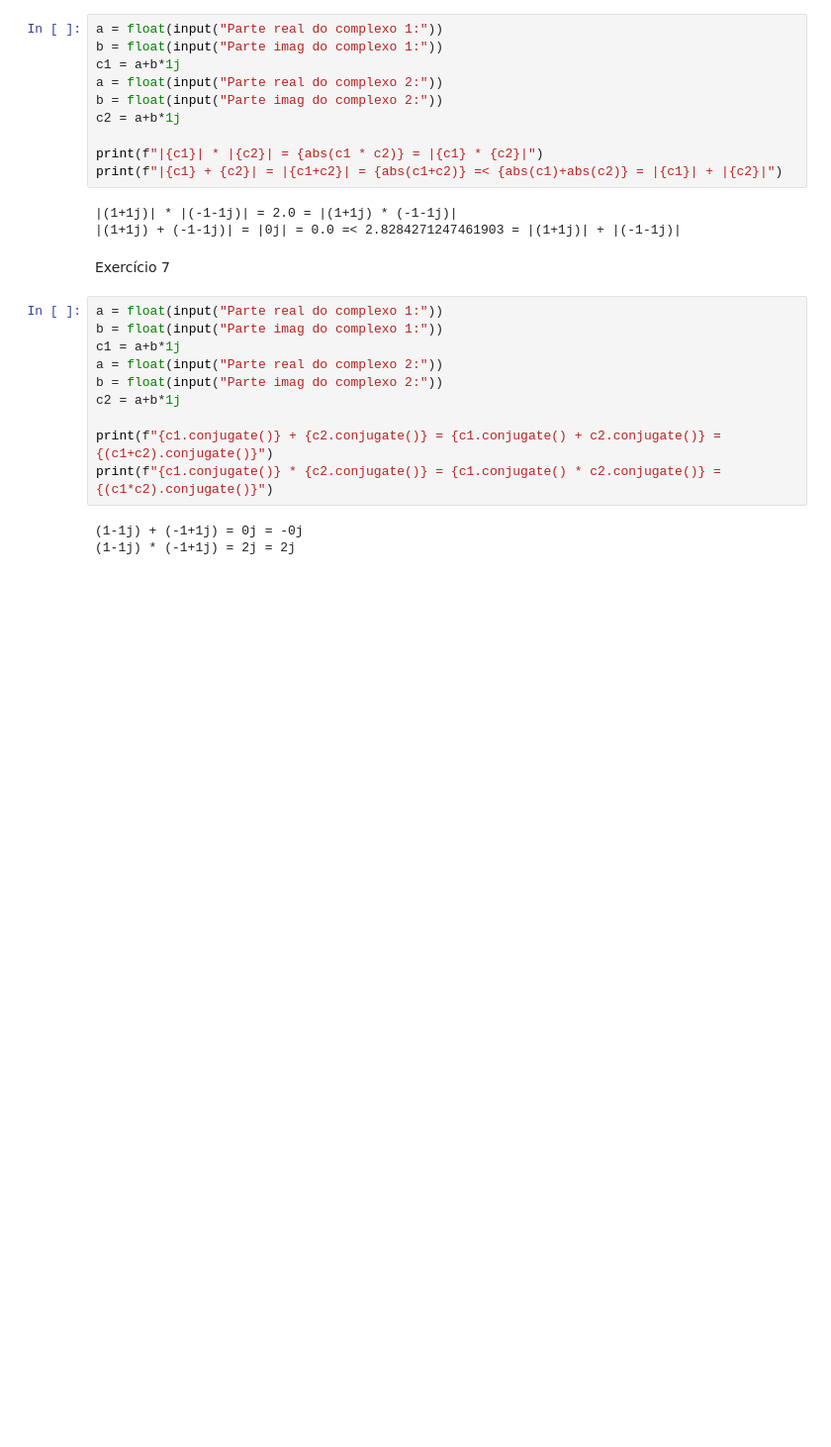
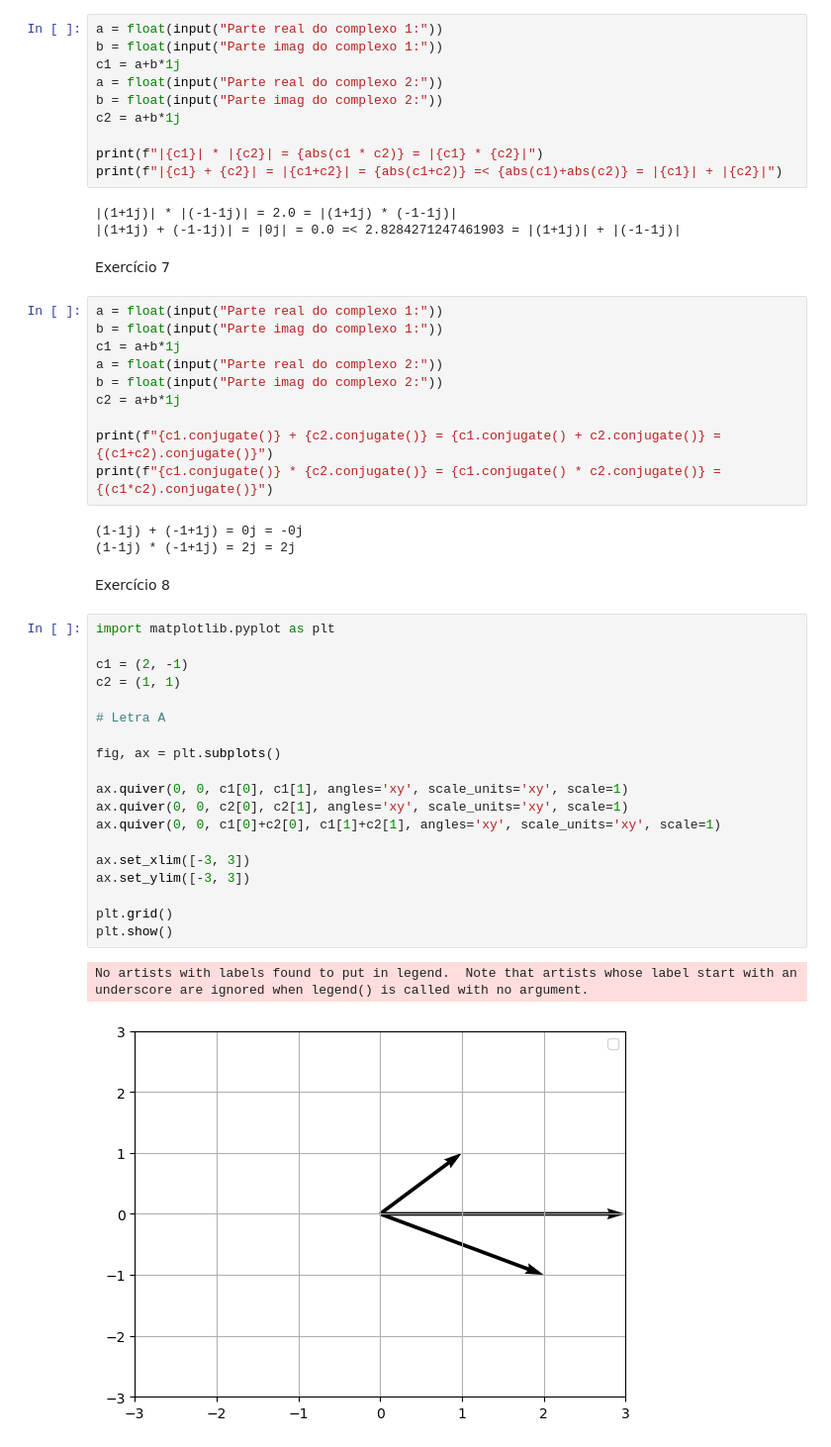
Before and after one commit to pdrrodrigues/icq, a Jupyter notebook: lista1/lista1.ipynb, the cells around one changed output. Shown at 99% size. Drawn from its saved outputs; the diff is of its cells as text; blank space fills up the shorter version.

```diff
--- a/lista1/lista1.ipynb
+++ b/lista1/lista1.ipynb
@@ -119,3 +119,27 @@ print(f"{c1.conjugate()} * {c2.conjugate()} = {c1.conjugate() * c2.conjugate()}
 # %% [output]
 (1-1j) + (-1+1j) = 0j = -0j
 (1-1j) * (-1+1j) = 2j = 2j
+# %% [markdown]
+Exercício 8
+# %%
+import matplotlib.pyplot as plt
+
+c1 = (2, -1)
+c2 = (1, 1)
+
+# Letra A
+
+fig, ax = plt.subplots()
+
+ax.quiver(0, 0, c1[0], c1[1], angles='xy', scale_units='xy', scale=1)
+ax.quiver(0, 0, c2[0], c2[1], angles='xy', scale_units='xy', scale=1)
+ax.quiver(0, 0, c1[0]+c2[0], c1[1]+c2[1], angles='xy', scale_units='xy', scale=1)
+
+ax.set_xlim([-3, 3])
+ax.set_ylim([-3, 3])
+
+plt.grid()
+plt.show()
+# %% [output]
+No artists with labels found to put in legend.  Note that artists whose label start with an underscore are ignored when legend() is called with no argument.
+[figure, added]
```
Also changed, not shown: parts of 3 cells of this notebook.
